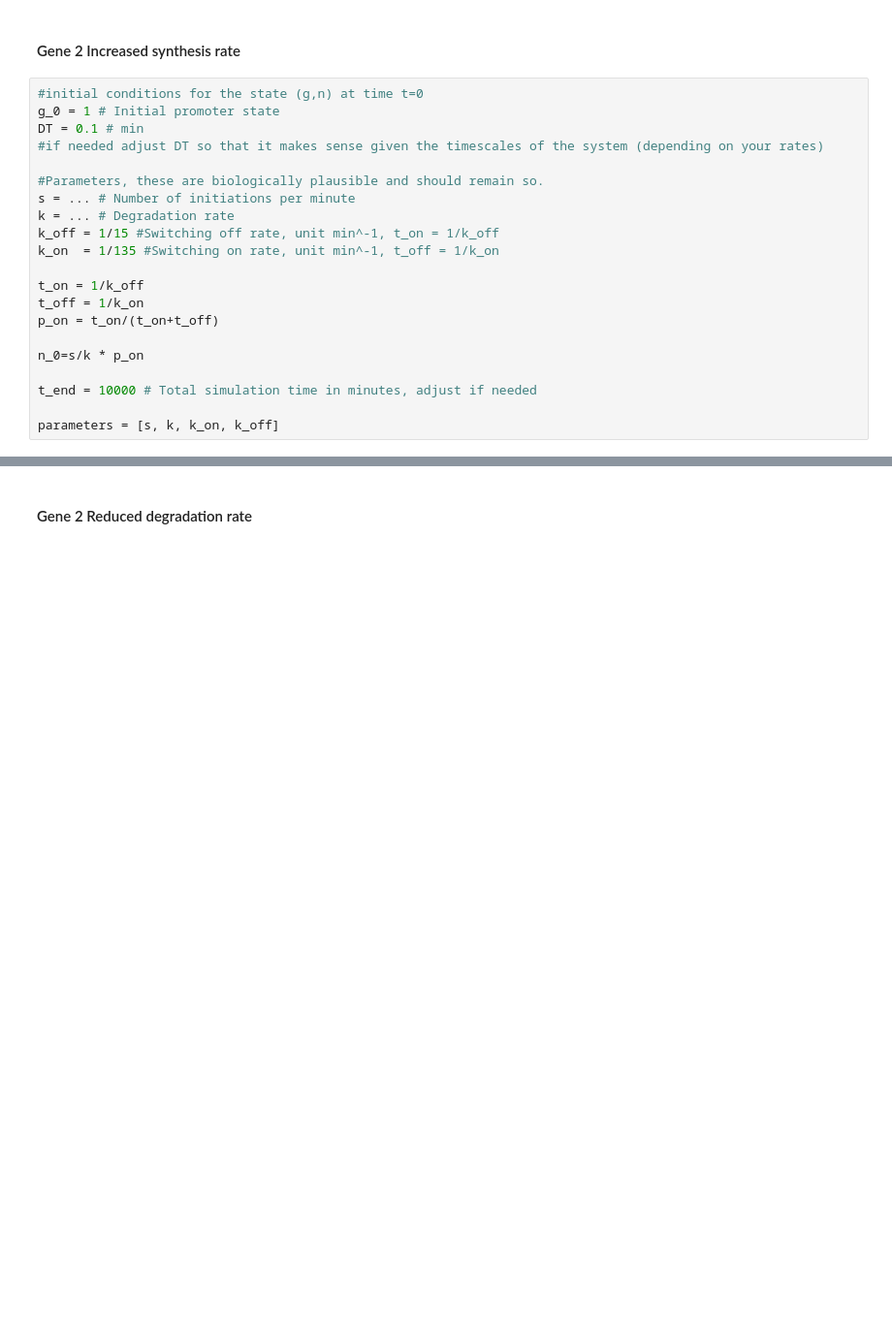
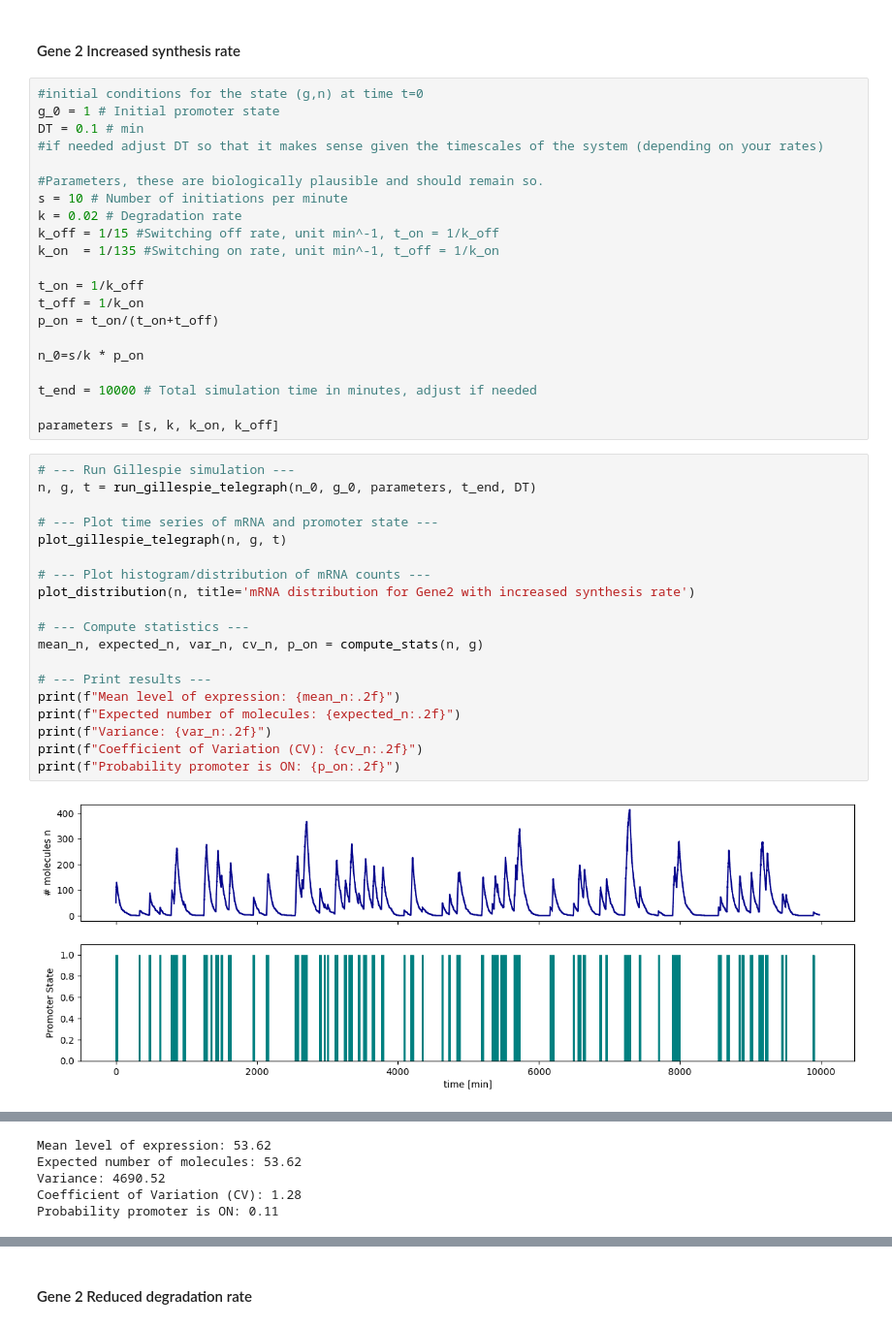
Before and after one commit to AlexiaGiroud/GenomeToFunction-exo3-G22, a Jupyter notebook: Exercise_Week10_11_A_Exercises.ipynb, the cells around one changed output, grey strips where cells are left out. Shown: that part at 97% size. Cells and saved outputs as stored; diff of their text form; blank space fills up the shorter version.

```diff
--- a/Exercise_Week10_11_A_Exercises.ipynb
+++ b/Exercise_Week10_11_A_Exercises.ipynb
@@ -195,8 +276,8 @@ DT = 0.1 # min
 #if needed adjust DT so that it makes sense given the timescales of the system (depending on your rates)
 
 #Parameters, these are biologically plausible and should remain so.
-s = ... # Number of initiations per minute
-k = ... # Degradation rate
+s = 10 # Number of initiations per minute
+k = 0.02 # Degradation rate
 k_off = 1/15 #Switching off rate, unit min^-1, t_on = 1/k_off
 k_on  = 1/135 #Switching on rate, unit min^-1, t_off = 1/k_on
 
@@ -209,3 +290,24 @@ n_0=s/k * p_on
 t_end = 10000 # Total simulation time in minutes, adjust if needed
 
 parameters = [s, k, k_on, k_off]
+# %%
+# --- Run Gillespie simulation ---
+n, g, t = run_gillespie_telegraph(n_0, g_0, parameters, t_end, DT)
+
+# --- Plot time series of mRNA and promoter state ---
+plot_gillespie_telegraph(n, g, t)
+
+# --- Plot histogram/distribution of mRNA counts ---
+plot_distribution(n, title='mRNA distribution for Gene2 with increased synthesis rate')
+
+# --- Compute statistics ---
+mean_n, expected_n, var_n, cv_n, p_on = compute_stats(n, g)
+
+# --- Print results ---
+print(f"Mean level of expression: {mean_n:.2f}")
+print(f"Expected number of molecules: {expected_n:.2f}")
+print(f"Variance: {var_n:.2f}")
+print(f"Coefficient of Variation (CV): {cv_n:.2f}")
+print(f"Probability promoter is ON: {p_on:.2f}")
+# %% [output]
+[figure, added]
@@ -211,0 +315,5 @@ parameters = [s, k, k_on, k_off]
+Mean level of expression: 53.62
+Expected number of molecules: 53.62
+Variance: 4690.52
+Coefficient of Variation (CV): 1.28
+Probability promoter is ON: 0.11
```
Also changed, not shown: parts of 15 cells of this notebook, 1 other file.
